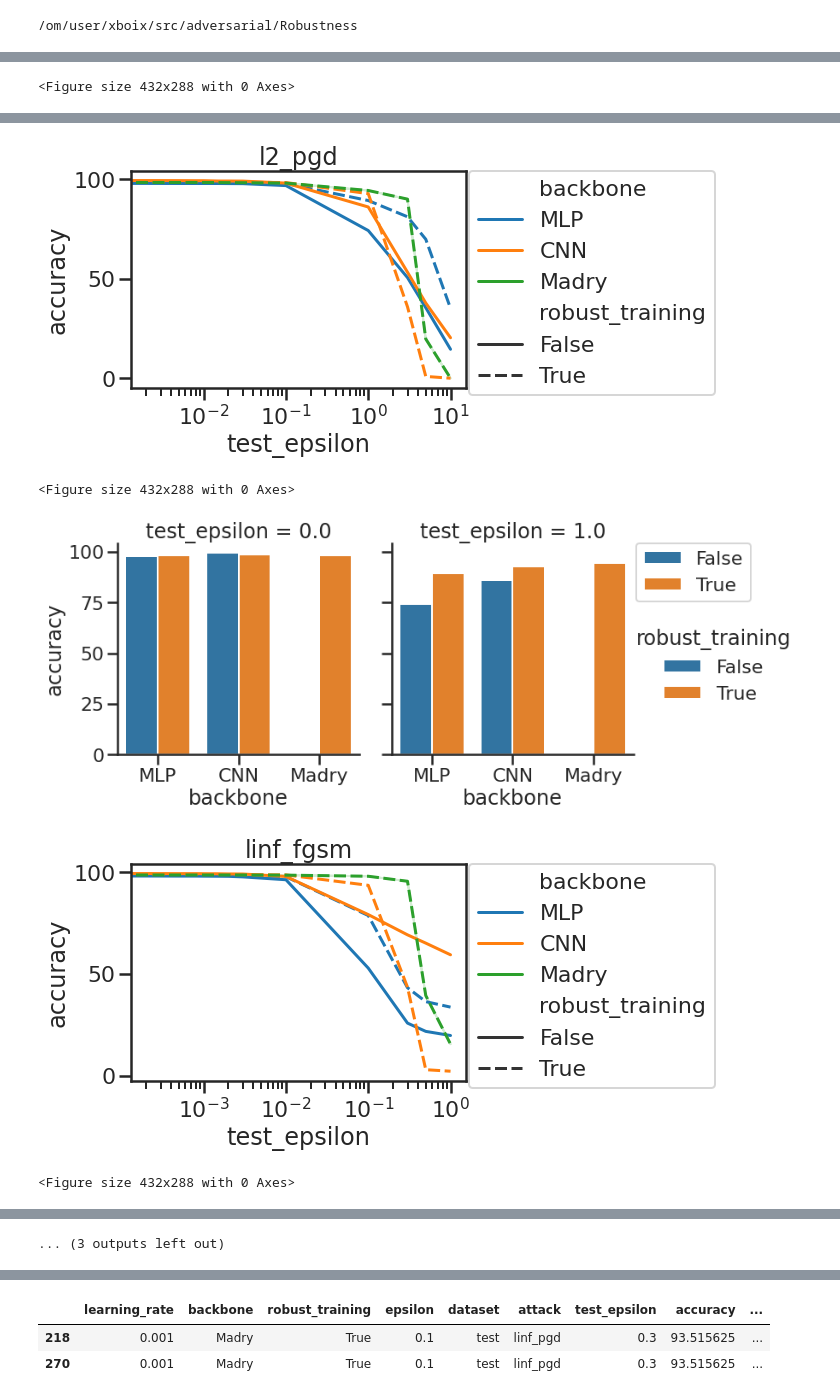
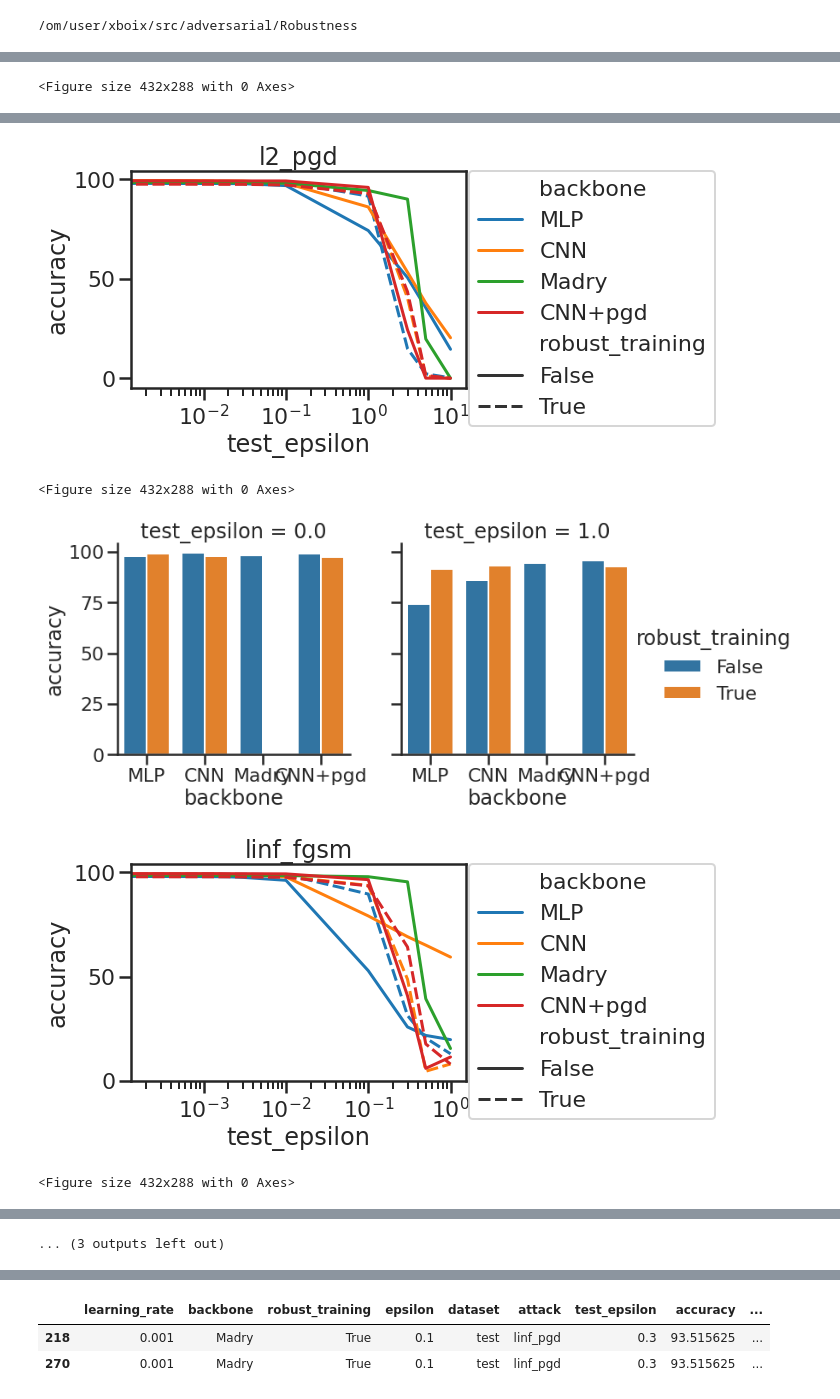
Before and after one commit to kimvc7/Robustness, a Jupyter notebook: notebooks/Pilot.ipynb, the cells around one changed output, grey strips where cells are left out. Drawn from its saved outputs; the diff is of its cells as text; code cells hidden in the pictures.

```diff
--- a/notebooks/Pilot.ipynb
+++ b/notebooks/Pilot.ipynb
@@ -51,15 +52,18 @@ robust_training
 # %%
 # Display learning rate impact
-epsilon = 0.1
-backbone = 'Madry'
+epsilon = 0.05
+backbone = 'CNN+pgd'
 robust_training = True
+epsilon_pgd_training = 0.3
 
 if robust_training:
     ids = list(set(parameters["backbone"][backbone]) & set(parameters["epsilon"][epsilon]) &
-               set(parameters["robust_training"][robust_training]))
+               set(parameters["robust_training"][robust_training])
+               & set(parameters["epsilon_pgd_training"][epsilon_pgd_training]))
 else:
     ids = list(set(parameters["backbone"][backbone]) &
-            set(parameters["robust_training"][robust_training]))
+            set(parameters["robust_training"][robust_training]) &
+               set(parameters["epsilon_pgd_training"][epsilon_pgd_training]))
 
 print(ids)
 list_entries = []
@@ -99,7 +119,9 @@ for attack in name_attacks:
 # %%
 # Display epsilon
-backbones = ['MLP', 'CNN']
+backbones = ['CNN+pgd']
 robust_training = True
+epsilon_pgd_training = 0.1
+
 list_entries = []
 for backbone in backbones:
     for epsilon in list(parameters["epsilon"].keys()):
@@ -107,10 +129,15 @@ for backbone in backbones:
 
         if robust_training:
             ids = list(set(parameters["backbone"][backbone]) & set(parameters["epsilon"][epsilon]) &
-                       set(parameters["robust_training"][robust_training]))
+                       set(parameters["robust_training"][robust_training])
+                      & set(parameters["epsilon_pgd_training"][epsilon_pgd_training]))
         else:
             ids = list(set(parameters["backbone"][backbone]) &
-                    set(parameters["robust_training"][robust_training]))
+                    set(parameters["robust_training"][robust_training])
+                      & set(parameters["epsilon_pgd_training"][epsilon_pgd_training]))
+
+        if len(ids)==0:
+            continue
 
         # Cross-validation among learning rates:
         best_acc = 0.0
@@ -132,6 +159,7 @@ for backbone in backbones:
                 best_id = id
                 best_acc = acc
 
+        print(best_id)
         entry = {"learning_rate": experiment_list[best_id]['initial_learning_rate'],
                 "backbone": experiment_list[best_id]['backbone'],
                 "robust_training": experiment_list[best_id]['robust_training'],
@@ -156,7 +184,7 @@ for attack in name_attacks:
     plt.figure()
     sns.lineplot(x="test_epsilon", y="accuracy",
                  hue="epsilon",  style='backbone', palette="tab10",
-                 data=df[df.backbone=='CNN'][df.attack==attack]).set_title(attack)
+                 data=df[df.attack==attack]).set_title(attack)
     plt.xscale('log')
     plt.legend(bbox_to_anchor=(1.01, 1),borderaxespad=0)
 # %% [output]
@@ -167,11 +201,13 @@ for attack in name_attacks:
 # %%
 # Display best
-backbones = ['MLP', 'CNN', 'Madry']
+backbones = ['MLP', 'CNN', 'Madry', "CNN+pgd"]
 robust_trainings = [True, False]
 
 list_entries = []
 for backbone in backbones:
     for robust_training in robust_trainings:
+        if backbone == 'Madry' and robust_training == True:
+            continue
 
         ids = list(set(parameters["backbone"][backbone]) & set(parameters["robust_training"][robust_training]))
 
@@ -179,8 +215,10 @@ for backbone in backbones:
         best_acc = 0.0
         best_id = -1
         for id in ids:
+            if (experiment_list[id]['backbone'] == 'CNN+pgd') and experiment_list[id]["epsilon_pgd_training"] == 0.3:
+                continue
             acc = 0.0
-            for attack in [name_attacks[1]]:
+            for attack in [name_attacks[0]]:
                 with open(results_dir + experiment_list[id]['model_name'] + '/results/acc_' + 'val' + '_' +
                     attack + '.pkl', 'rb') as f:
                     tmp = pickle.load(f)
@@ -233,12 +271,12 @@ for attack in name_attacks:
 
     plt.figure()
     epsilon = 0.1
-    if attack == "l2_pgd" or attack == "l2_pgd" :
+    if attack == "l2_pgd" or attack == "l2_fgm" :
         epsilon = 1
     sns.catplot(x="backbone", y="accuracy",
                  hue="robust_training", col="test_epsilon", palette="tab10",kind="bar",
                  data=df[(df.test_epsilon == 0)| (df.test_epsilon == epsilon)][df.attack==attack])
-    plt.legend(bbox_to_anchor=(1.01, 1),borderaxespad=0)
+    #plt.legend(bbox_to_anchor=(1.01, 1),borderaxespad=0)
 
 plt.figure()
 sns.barplot(x="backbone", y="images_per_second",
@@ -260,5 +299,5 @@ plt.legend(bbox_to_anchor=(1.01, 1),borderaxespad=0)
-[figure, old version]
+[figure, new version]
 <Figure size 432x288 with 0 Axes>
-[figure, old version]
+[figure, new version]
-[figure, old version]
+[figure, new version]
 <Figure size 432x288 with 0 Axes>
```
Also changed, not shown: parts of 8 cells of this notebook, 2 other files.
